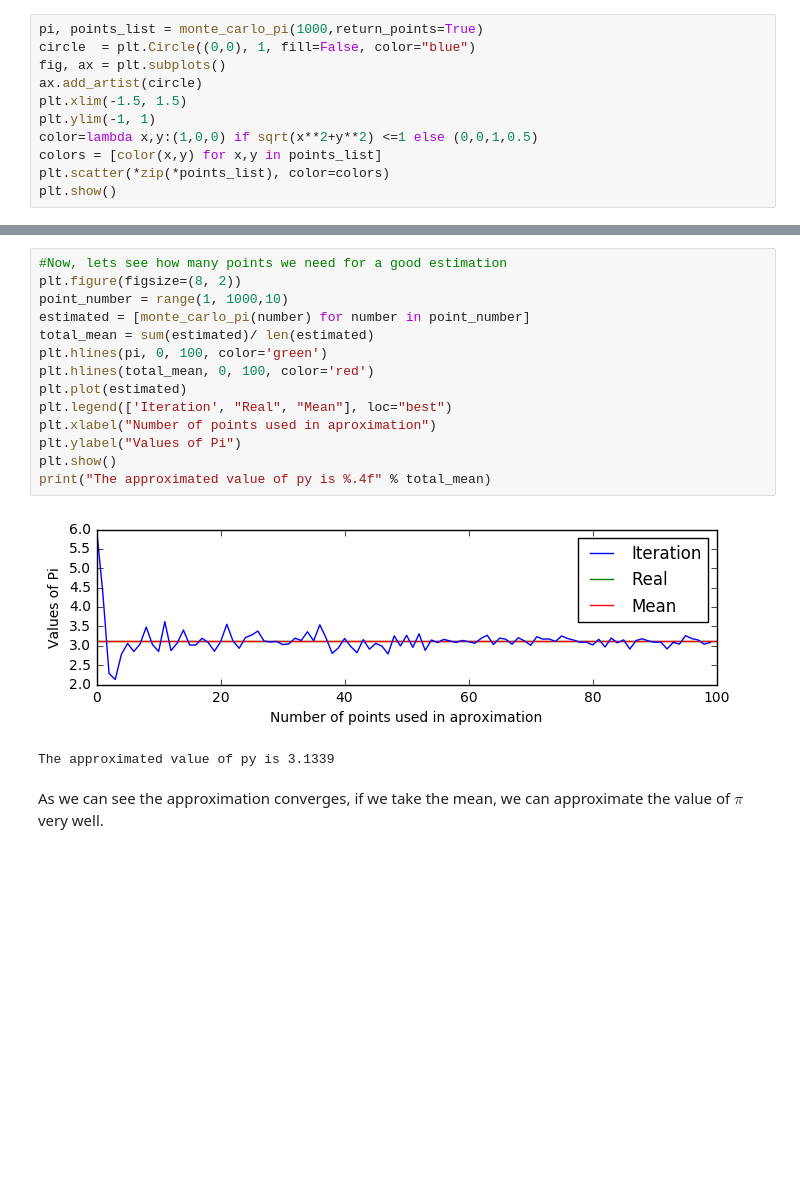
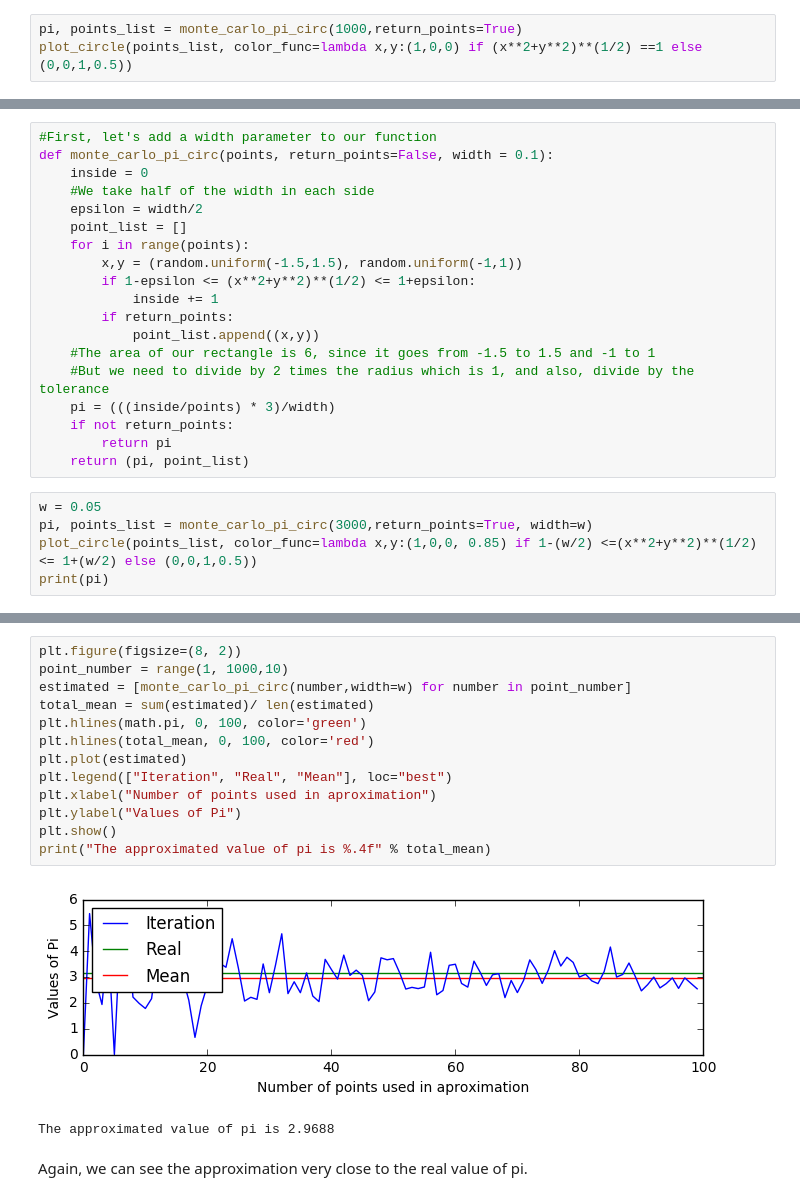
Before and after one commit to victorgcapone/datascience, a Jupyter notebook: Monte Carlos Experiments/Monte Carlo Demonstration.ipynb, the cells around one changed output, grey strips where cells are left out. Drawn from its saved outputs; the diff is of its cells as text; blank space fills up the shorter version.

```diff
--- a/Monte Carlos Experiments/Monte Carlo Demonstration.ipynb
+++ b/Monte Carlos Experiments/Monte Carlo Demonstration.ipynb
@@ -37,12 +91,4 @@ def monte_carlo_pi(points, return_points=False):
 # %%
-pi, points_list = monte_carlo_pi(1000,return_points=True)
-circle  = plt.Circle((0,0), 1, fill=False, color="blue")
-fig, ax = plt.subplots()
-ax.add_artist(circle)
-plt.xlim(-1.5, 1.5)
-plt.ylim(-1, 1)
-color=lambda x,y:(1,0,0) if sqrt(x**2+y**2) <=1 else (0,0,1,0.5)
-colors = [color(x,y) for x,y in points_list]
-plt.scatter(*zip(*points_list), color=colors)
-plt.show()
+pi, points_list = monte_carlo_pi_circ(1000,return_points=True)
+plot_circle(points_list, color_func=lambda x,y:(1,0,0) if (x**2+y**2)**(1/2) ==1 else (0,0,1,0.5))
 # %% [output]
@@ -49,0 +98,24 @@ plt.show()
+# %%
+#First, let's add a width parameter to our function
+def monte_carlo_pi_circ(points, return_points=False, width = 0.1):
+    inside = 0
+    #We take half of the width in each side
+    epsilon = width/2
+    point_list = []
+    for i in range(points):
+        x,y = (random.uniform(-1.5,1.5), random.uniform(-1,1))
+        if 1-epsilon <= (x**2+y**2)**(1/2) <= 1+epsilon:
+            inside += 1
+        if return_points:
+            point_list.append((x,y))
+    #The area of our rectangle is 6, since it goes from -1.5 to 1.5 and -1 to 1
+    #But we need to divide by 2 times the radius which is 1, and also, divide by the tolerance
+    pi = (((inside/points) * 3)/width)
+    if not return_points:
+        return pi
+    return (pi, point_list)
+# %%
+w = 0.05
+pi, points_list = monte_carlo_pi_circ(3000,return_points=True, width=w)
+plot_circle(points_list, color_func=lambda x,y:(1,0,0, 0.85) if 1-(w/2) <=(x**2+y**2)**(1/2) <= 1+(w/2) else (0,0,1,0.5))
+print(pi)
@@ -50,19 +125,18 @@ plt.show()
 # %%
-#Now, lets see how many points we need for a good estimation
 plt.figure(figsize=(8, 2))
 point_number = range(1, 1000,10)
-estimated = [monte_carlo_pi(number) for number in point_number]
+estimated = [monte_carlo_pi_circ(number,width=w) for number in point_number]
 total_mean = sum(estimated)/ len(estimated)
-plt.hlines(pi, 0, 100, color='green')
+plt.hlines(math.pi, 0, 100, color='green')
 plt.hlines(total_mean, 0, 100, color='red')
 plt.plot(estimated)
-plt.legend(['Iteration', "Real", "Mean"], loc="best")
+plt.legend(["Iteration", "Real", "Mean"], loc="best")
 plt.xlabel("Number of points used in aproximation")
 plt.ylabel("Values of Pi")
 plt.show()
-print("The approximated value of py is %.4f" % total_mean)
+print("The approximated value of pi is %.4f" % total_mean)
 # %% [output]
-[figure, old version]
+[figure, new version]
-The approximated value of py is 3.1339
+The approximated value of pi is 2.9688
 # %% [markdown]
-As we can see the approximation converges, if we take the mean, we can approximate the value of $\pi$ very well.
+Again, we can see the approximation very close to the real value of pi.
```
Also changed, not shown: parts of 15 cells of this notebook.
